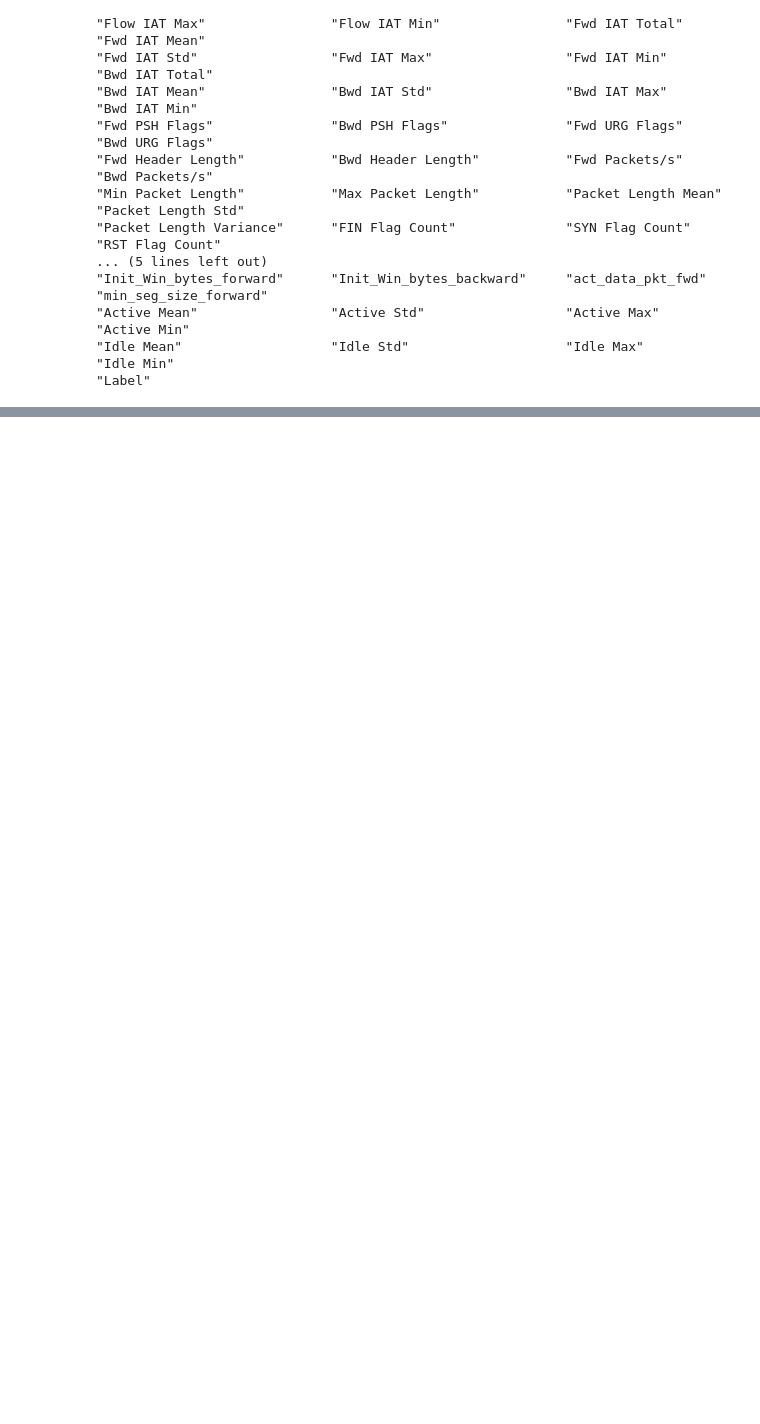
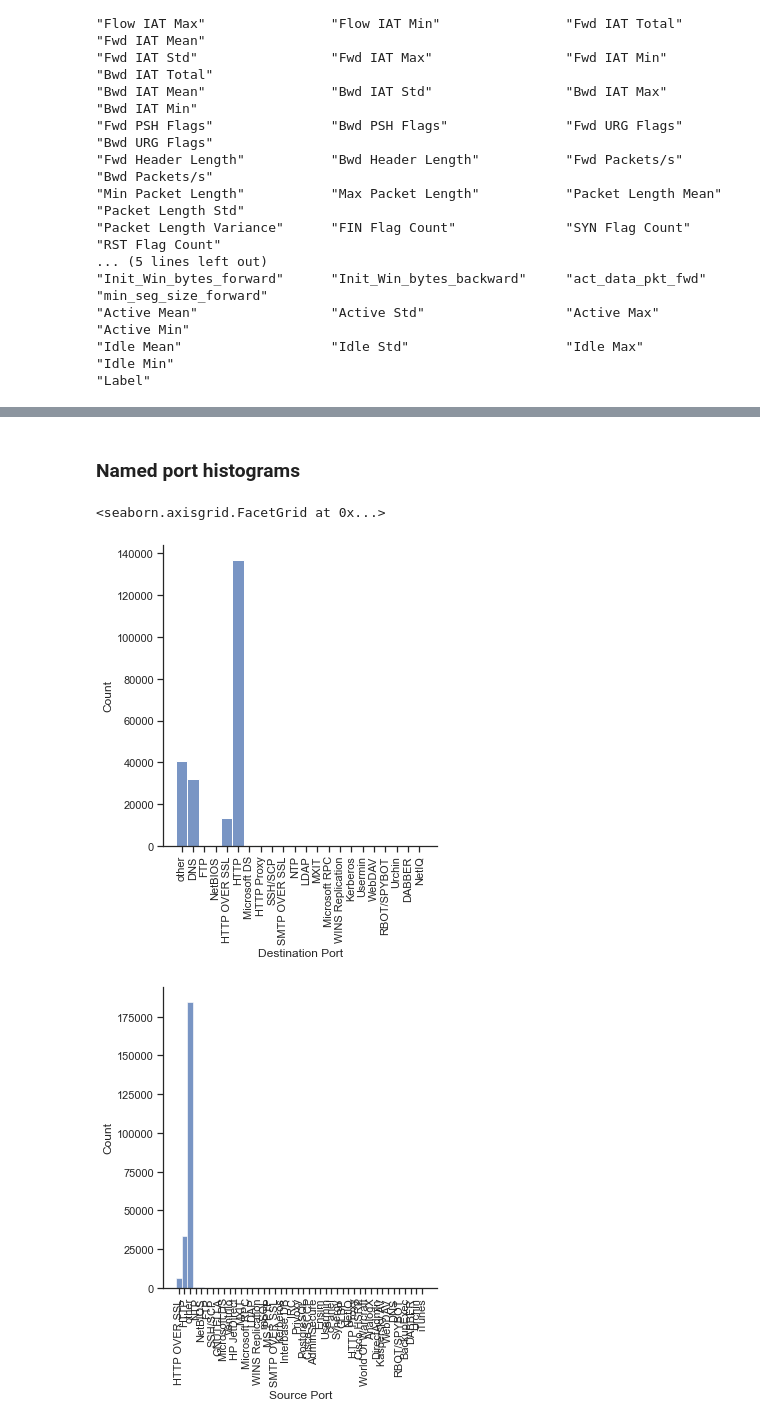
Before and after one commit to WillMc93/EN.705.601, a Jupyter notebook: McElhenney-Assign10.ipynb, the cells around one changed output, grey strips where cells are left out. Saved outputs shown, nothing was run; the diff lists cells and outputs as text; code cells hidden in the pictures; blank space fills up the shorter version.

```diff
--- a/McElhenney-Assign10.ipynb
+++ b/McElhenney-Assign10.ipynb
@@ -230,0 +430,12 @@ ValueError: autodetected range of [-12000000.0, inf] is not finite
+# %% [markdown]
+### Named port histograms
+# %%
+dp = sns.displot(active_df['Destination Port'])
+dp.set_xticklabels(rotation=90)
+
+sp = sns.displot(active_df['Source Port'])
+sp.set_xticklabels(rotation=90)
+# %% [output]
+<seaborn.axisgrid.FacetGrid at 0x...>
+[figure, added]
+[figure, added]
```
Also changed, not shown: parts of 36 cells of this notebook, 1 other file.
